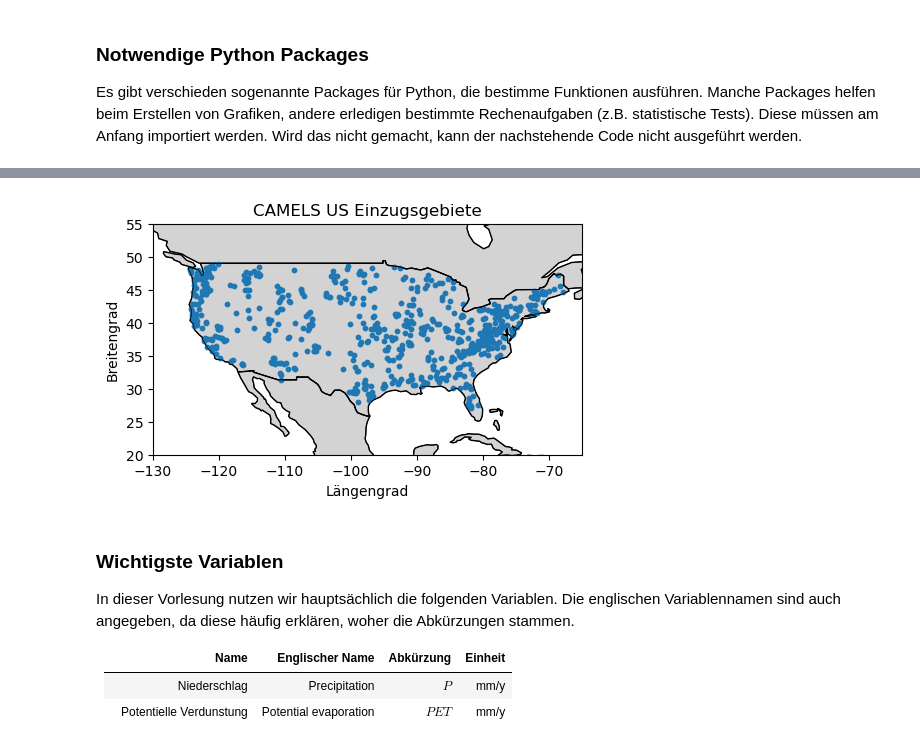
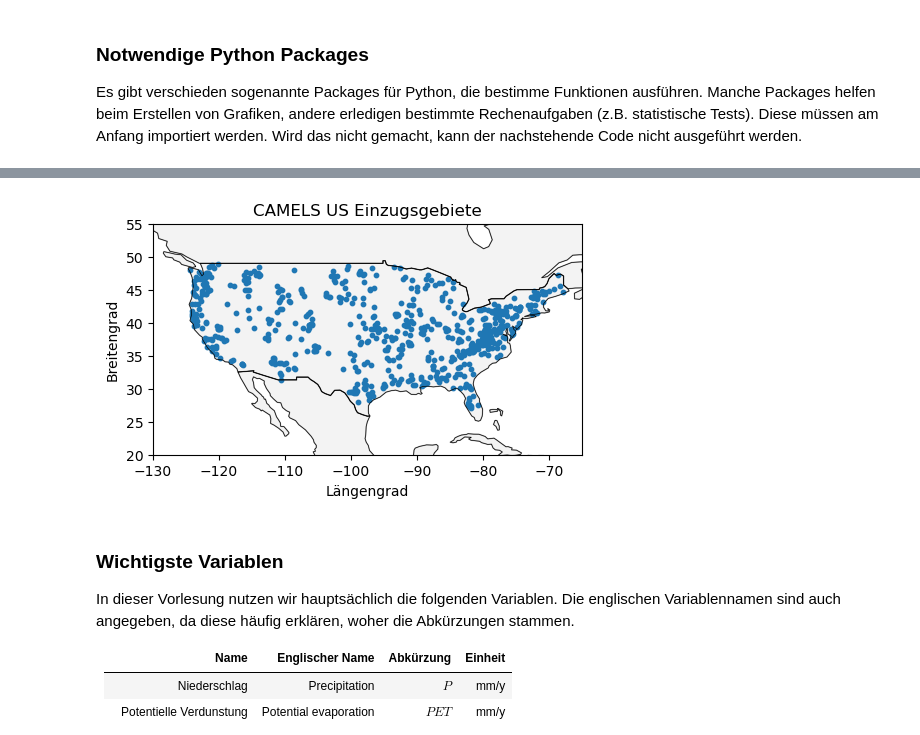
Before and after one commit to SebastianGnann/Budyko_Lehre, a Jupyter notebook: Budyko.ipynb, the cells around one changed output, grey strips where cells are left out. Saved outputs shown, nothing was run; the diff lists cells and outputs as text; code cells hidden in the pictures.

```diff
--- a/Budyko.ipynb
+++ b/Budyko.ipynb
@@ -98,21 +99,20 @@ Addor, N., Newman, A. J., Mizukami, N., & Clark, M. P. (2017). The CAMELS data s
 # load data into workspace
 df = pd.read_csv("results/camels_US_processed.csv")
 # %%
-# plot map
+# plot map with catchment locations
 world = gpd.read_file(gpd.datasets.get_path('naturalearth_lowres'))
-#us = world[world.name == 'United States of America']
 gdf = gpd.GeoDataFrame(df, geometry=gpd.points_from_xy(df.gauge_lon, df.gauge_lat))
 fig, ax = plt.subplots(figsize=(6, 3))
 world.boundary.plot(ax=ax, linewidth=0.5, color='black')
-world.plot(ax=ax, color='lightgrey', edgecolor='black')
+world.plot(ax=ax, color='lightgrey', edgecolor='black', alpha=0.25)
 gdf.plot(ax=ax, markersize=10, color='tab:blue')
 plt.title('CAMELS US Einzugsgebiete')
 plt.xlabel('Längengrad')
 plt.ylabel('Breitengrad')
 plt.xlim(-130, -65); plt.ylim(20, 55)
 %matplotlib inline
 # %% [output]
-[figure, old version]
+[figure, new version]
 # %% [markdown]
 ### Wichtigste Variablen
 
```
Also changed, not shown: parts of 8 cells of this notebook.
